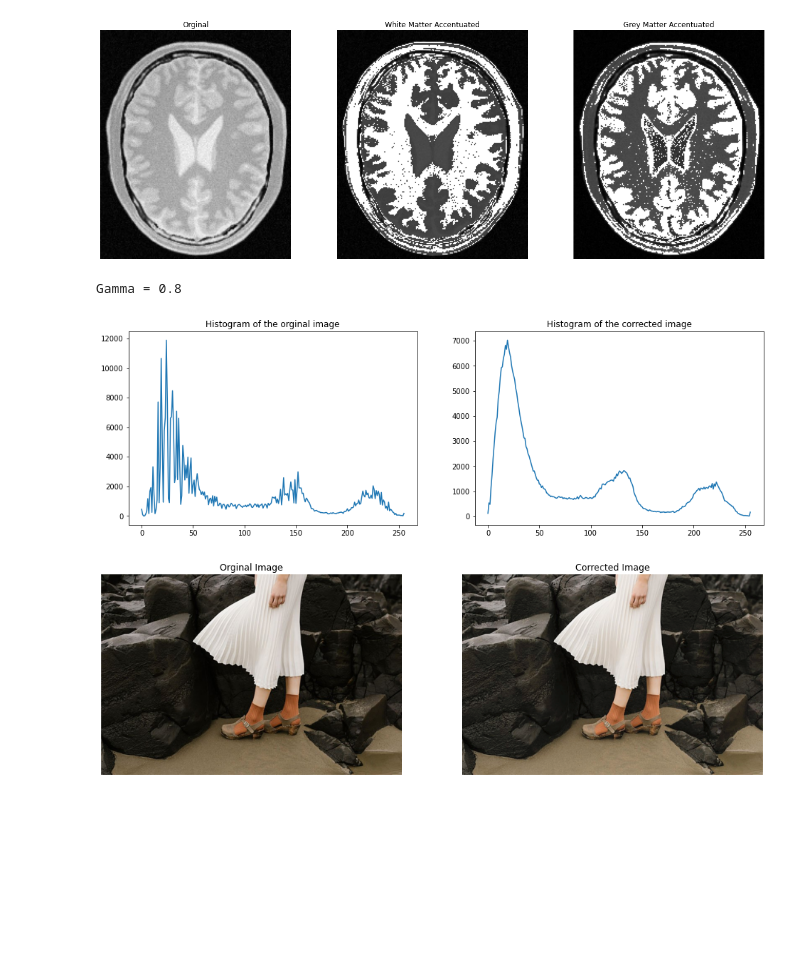
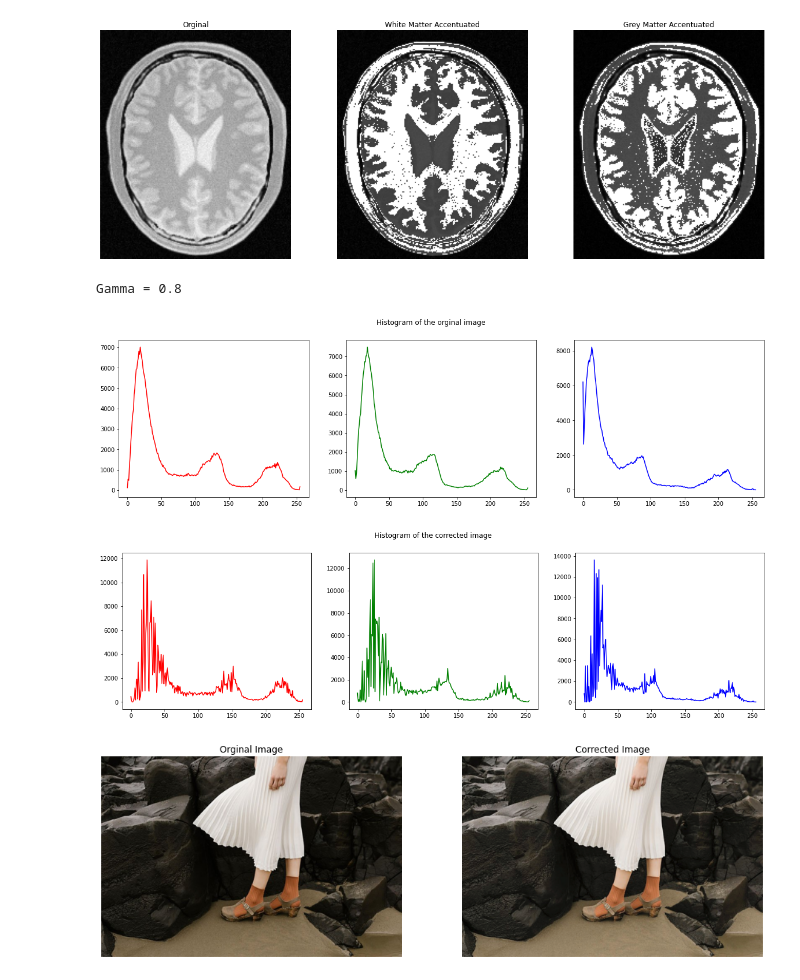
Before and after one commit to SasininduSV/EN2550-Assignment-01, a Jupyter notebook: 190648C_a01.ipynb, the cells around one changed output. Drawn from its saved outputs; the diff is of its cells as text; code cells hidden in the pictures; blank space fills up the shorter version.

```diff
--- a/190648C_a01.ipynb
+++ b/190648C_a01.ipynb
@@ -89,39 +89,49 @@ import numpy as np
 
 im = cv.imread(r'Assignment-01 Materials\highlights_and_shadows.jpg')
 assert im is not None
 
 g = cv.cvtColor(im, cv.COLOR_BGR2LAB)
 
 gamma = 0.8
 
 for i in range(g.shape[0]):
     for j in range(g.shape[1]):
         g[i,j,0]=(g[i,j,0]/255)**gamma*255
 
 im = cv.cvtColor(im, cv.COLOR_BGR2RGB)
 g = cv.cvtColor(g, cv.COLOR_LAB2RGB)
 
+color = ('r','g','b')
+
+fig , ax = plt.subplots(1,3, figsize=(20,5))
+
+for i,c in enumerate(color):
+    hist = cv.calcHist([im],[i],None,[256],[0,256])
+    ax[i].plot(hist,color=c)
+plt.suptitle("Histogram of the orginal image")
+
+fig , ax = plt.subplots(1,3, figsize=(20,5))
+
+for i,c in enumerate(color):
+    hist = cv.calcHist([g],[i],None,[256],[0,256])
+    ax[i].plot(hist,color=c)
+plt.suptitle("Histogram of the corrected image")
+
 hist_f = cv.calcHist([g],[0],None,[256],[0,256])
-# im_ = cv.equalizeHist(g)
 hist_g = cv.calcHist([im],[0],None,[256],[0,256])
 
 print("Gamma =",gamma)
-
-fig , ax = plt.subplots(1,2, figsize=(16,5))
-ax[0].plot(hist_f)
-ax[0].set_title("Histogram of the orginal image")
-ax[1].plot(hist_g)
-ax[1].set_title("Histogram of the corrected image")
 
 fig , ax = plt.subplots(1,2,figsize=(16,10))
 ax[0].imshow(im)
 ax[0].set_title("Orginal Image")
 ax[0].axis('off')
 ax[1].imshow(g)
 ax[1].set_title("Corrected Image")
 ax[1].axis('off')
 plt.show()
 # %% [output]
 Gamma = 0.8
-[figure, old version]
+[figure, new version]
-[figure, old version]
+[figure, new version]
+[figure, added]
```
